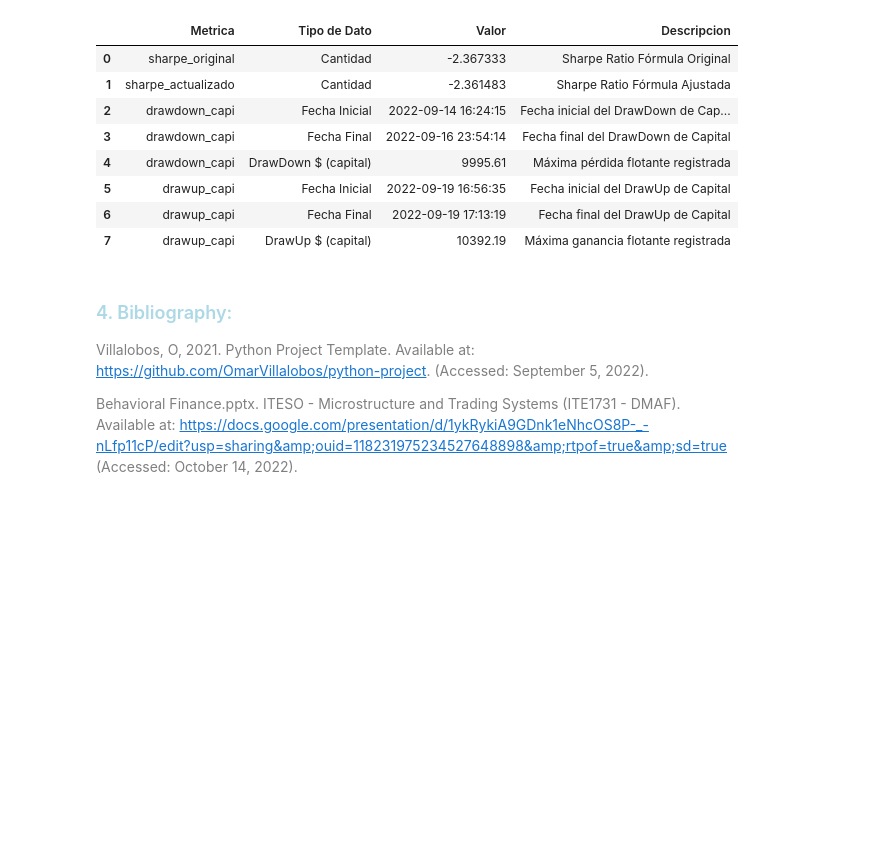
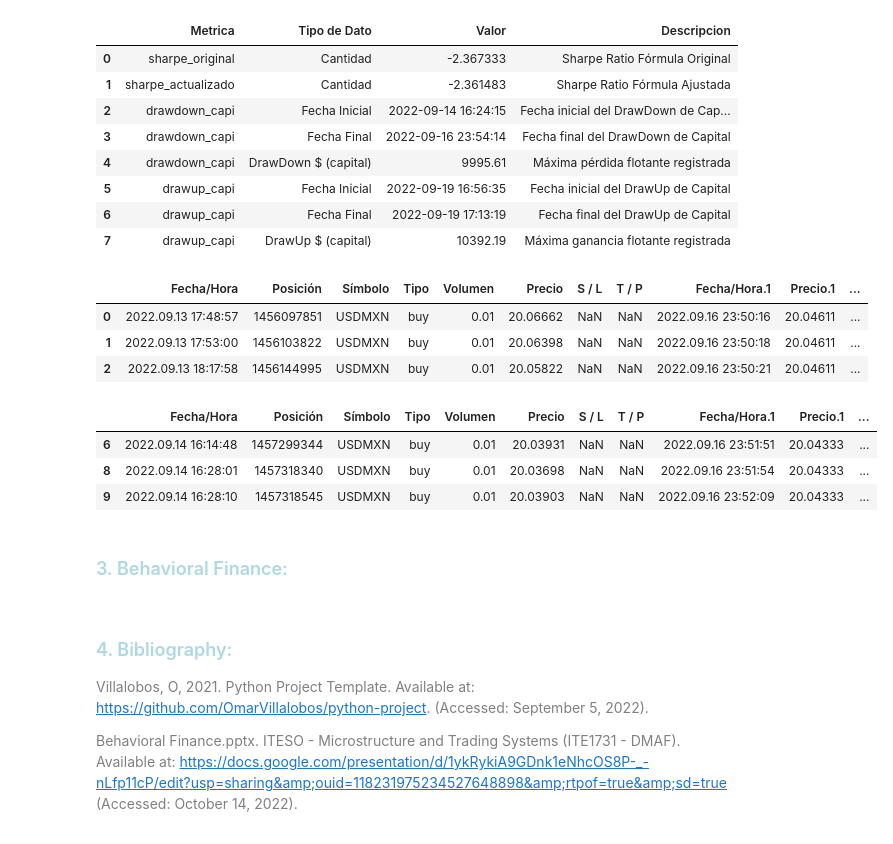
Before and after one commit to EstebanMqz/MyST_LAB_3_E3, a Jupyter notebook: notebook.ipynb, the cells around one changed output. Cells and saved outputs as stored; diff of their text form; code cells hidden in the pictures; blank space fills up the shorter version.

```diff
--- a/notebook.ipynb
+++ b/notebook.ipynb
@@ -531,6 +530,26 @@ fn.f_estadisticas_mad(evo_e,data_e)
 | 5 | drawup_capi | Fecha Inicial | 2022-09-19 16:56:35 | Fecha inicial del DrawUp de Capital |
 | 6 | drawup_capi | Fecha Final | 2022-09-19 17:13:19 | Fecha final del DrawUp de Capital |
 | 7 | drawup_capi | DrawUp $ (capital) | 10392.19 | Máxima ganancia flotante registrada |
+# %%
+data_e.head(3)
+# %% [output]
+|  | Fecha/Hora | Posición | Símbolo | Tipo | Volumen | Precio | S / L | T / P | Fecha/Hora.1 | Precio.1 | ... |
+| 0 | 2022.09.13 17:48:57 | 1456097851 | USDMXN | buy | 0.01 | 20.06662 | NaN | NaN | 2022.09.16 23:50:16 | 20.04611 | ... |
+| 1 | 2022.09.13 17:53:00 | 1456103822 | USDMXN | buy | 0.01 | 20.06398 | NaN | NaN | 2022.09.16 23:50:18 | 20.04611 | ... |
+| 2 | 2022.09.13 18:17:58 | 1456144995 | USDMXN | buy | 0.01 | 20.05822 | NaN | NaN | 2022.09.16 23:50:21 | 20.04611 | ... |
+# %%
+x=data_e[data_e["Beneficio"] > 0]
+x['Close']=pd.to_datetime(x["Close"], unit='s')
+x.head(3)
+# %% [output]
+|  | Fecha/Hora | Posición | Símbolo | Tipo | Volumen | Precio | S / L | T / P | Fecha/Hora.1 | Precio.1 | ... |
+| 6 | 2022.09.14 16:14:48 | 1457299344 | USDMXN | buy | 0.01 | 20.03931 | NaN | NaN | 2022.09.16 23:51:51 | 20.04333 | ... |
+| 8 | 2022.09.14 16:28:01 | 1457318340 | USDMXN | buy | 0.01 | 20.03698 | NaN | NaN | 2022.09.16 23:51:54 | 20.04333 | ... |
+| 9 | 2022.09.14 16:28:10 | 1457318545 | USDMXN | buy | 0.01 | 20.03903 | NaN | NaN | 2022.09.16 23:52:09 | 20.04333 | ... |
+# %% [markdown]
+### <font color= lightblue> <font size = 4> 3. Behavioral Finance: </font>
+
+<font color= gray>
 # %% [markdown]
 ### <font color= lightblue> <font size = 4> 4. Bibliography: </font>
 
```
Also changed, not shown: parts of 3 cells of this notebook, 2 other files.
